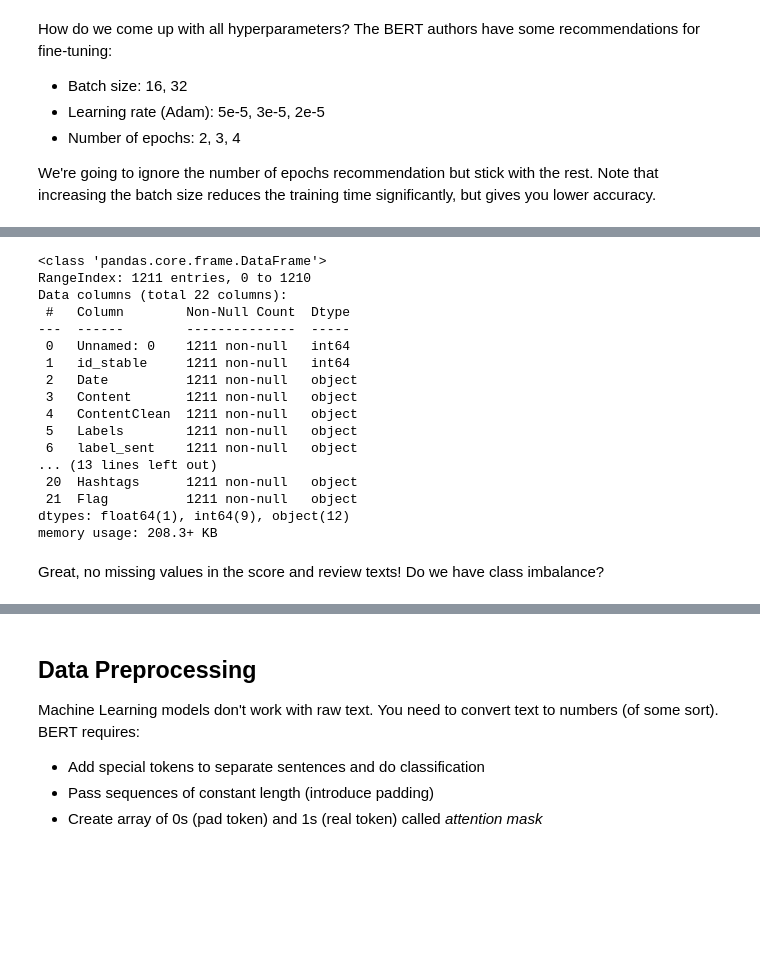
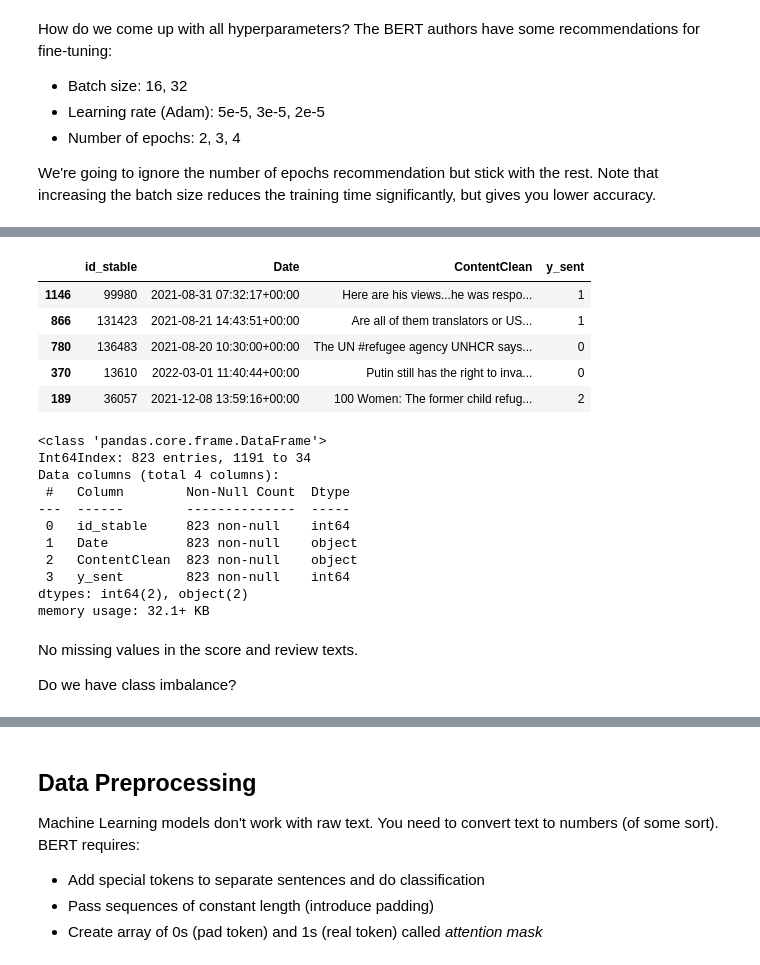
Before and after one commit to loopyQueen/RefugeeSentiment, a Jupyter notebook: nlpBert/bert.ipynb, the cells around one changed output, grey strips where cells are left out. Cells and saved outputs as stored; diff of their text form; code cells hidden in the pictures; blank space fills up the shorter version.

```diff
--- a/nlpBert/bert.ipynb
+++ b/nlpBert/bert.ipynb
@@ -118,23 +166,28 @@ df.head()
+# %%
+df_test.head()
+# %% [output]
+|  | id_stable | Date | ContentClean | y_sent |
+| 1146 | 99980 | 2021-08-31 07:32:17+00:00 | Here are his views...he was respo... | 1 |
+| 866 | 131423 | 2021-08-21 14:43:51+00:00 | Are all of them translators or US... | 1 |
+| 780 | 136483 | 2021-08-20 10:30:00+00:00 | The UN #refugee agency UNHCR says... | 0 |
+| 370 | 13610 | 2022-03-01 11:40:44+00:00 | Putin still has the right to inva... | 0 |
+| 189 | 36057 | 2021-12-08 13:59:16+00:00 | 100 Women: The former child refug... | 2 |
 # %%
-df.info()
+df_train.info()
 # %% [output]
 <class 'pandas.core.frame.DataFrame'>
-RangeIndex: 1211 entries, 0 to 1210
-Data columns (total 22 columns):
+Int64Index: 823 entries, 1191 to 34
+Data columns (total 4 columns):
  #   Column        Non-Null Count  Dtype
 ---  ------        --------------  -----
- 0   Unnamed: 0    1211 non-null   int64
- 1   id_stable     1211 non-null   int64
- 2   Date          1211 non-null   object
- 3   Content       1211 non-null   object
- 4   ContentClean  1211 non-null   object
- 5   Labels        1211 non-null   object
- 6   label_sent    1211 non-null   object
-... (13 lines left out)
- 20  Hashtags      1211 non-null   object
- 21  Flag          1211 non-null   object
-dtypes: float64(1), int64(9), object(12)
-memory usage: 208.3+ KB
+ 0   id_stable     823 non-null    int64
+ 1   Date          823 non-null    object
+ 2   ContentClean  823 non-null    object
+ 3   y_sent        823 non-null    int64
+dtypes: int64(2), object(2)
+memory usage: 32.1+ KB
 # %% [markdown]
-Great, no missing values in the score and review texts! Do we have class imbalance?
+No missing values in the score and review texts.
+
+Do we have class imbalance?
 # %%
```
Also changed, not shown: parts of 39 cells of this notebook, 1 other file.
